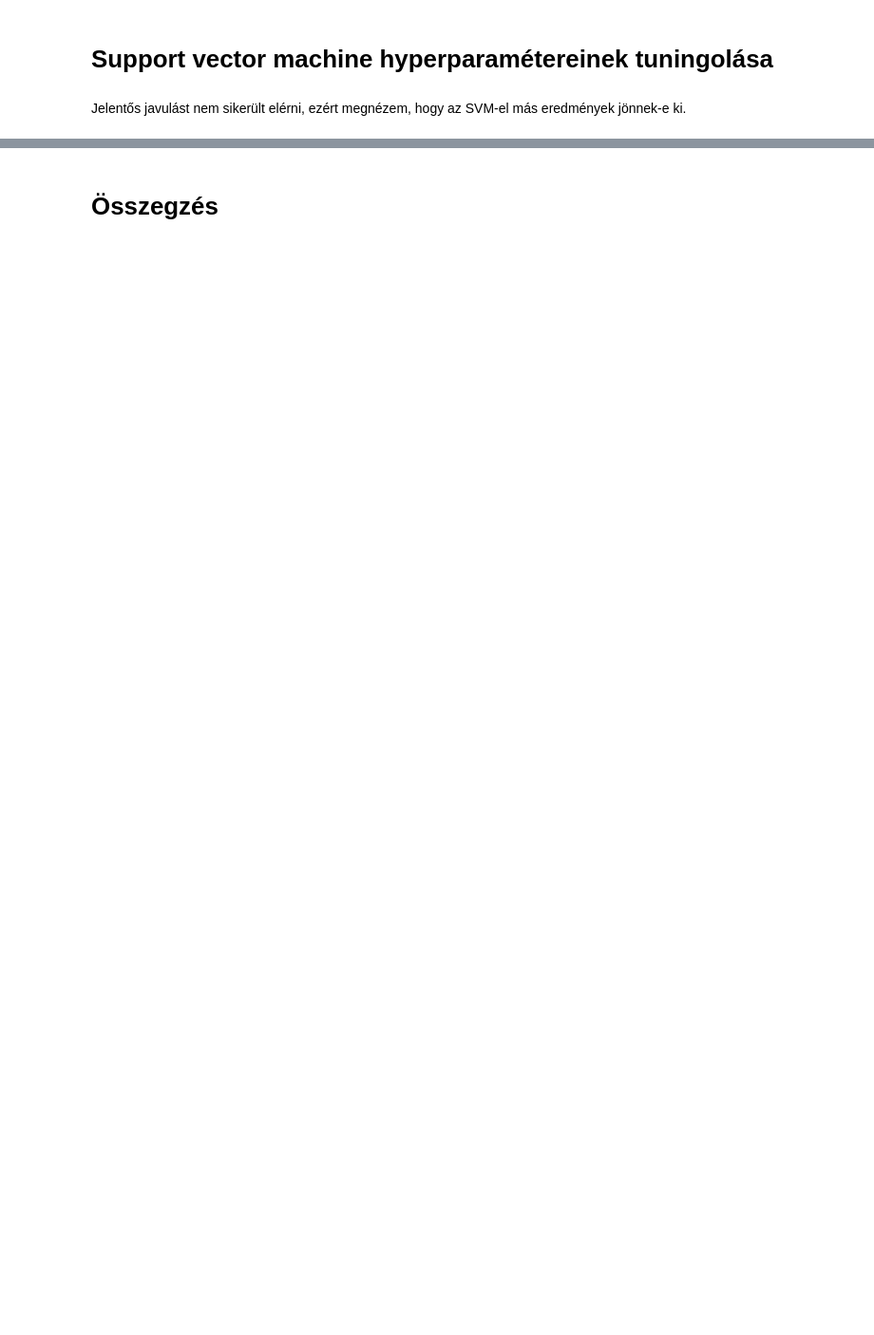
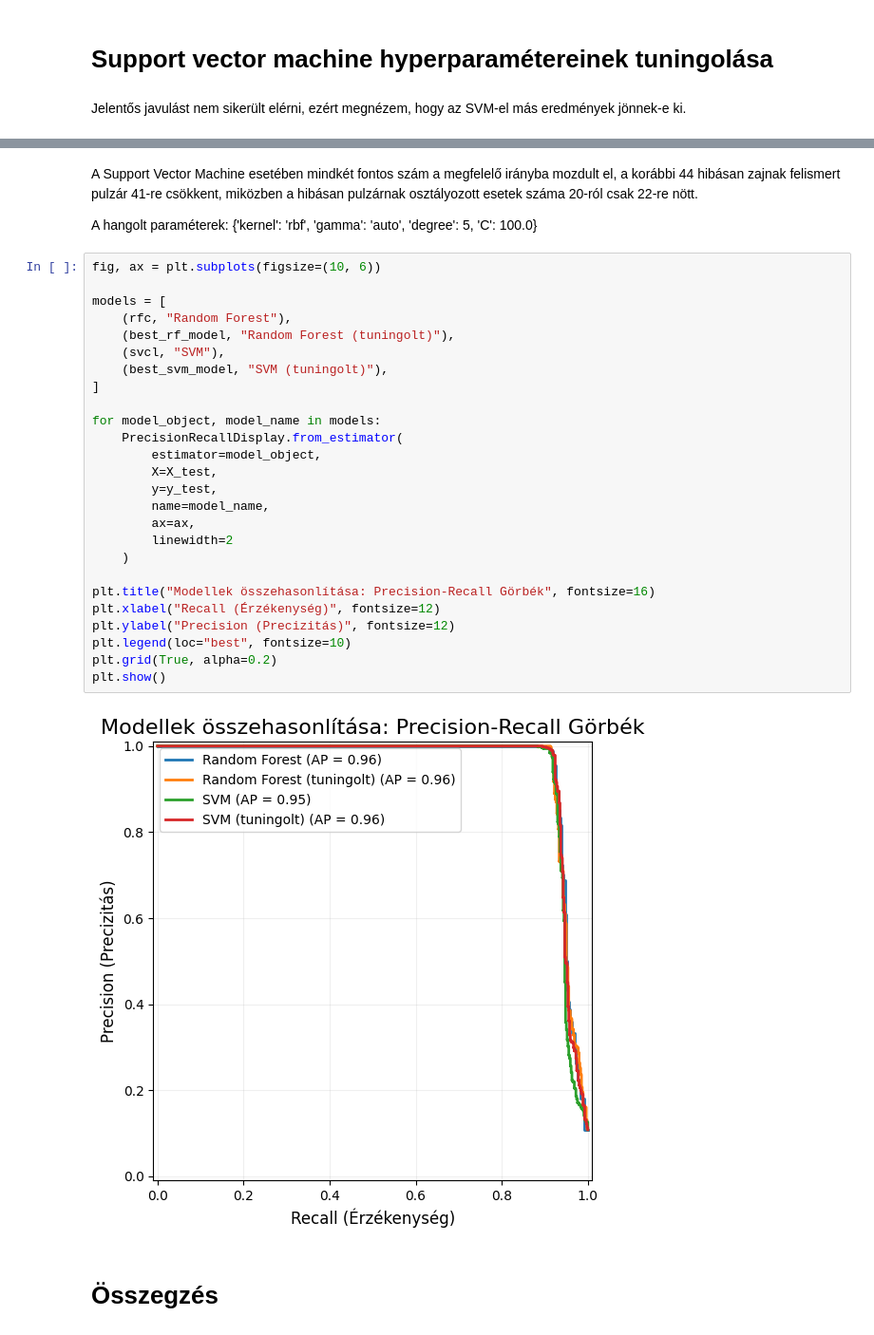
Before and after one commit to heihachi78/fgt, a Jupyter notebook: fgt_bead_j0p7mf/j0p7mf_fgt_bead_2.ipynb, the cells around one changed output, grey strips where cells are left out. Shown at 95% size. Cells and saved outputs as stored; diff of their text form; blank space fills up the shorter version.

```diff
--- a/fgt_bead_j0p7mf/j0p7mf_fgt_bead_2.ipynb
+++ b/fgt_bead_j0p7mf/j0p7mf_fgt_bead_2.ipynb
@@ -1000,3 +1086,36 @@ ConfusionMatrixDisplay(confusion_matrix=confmatrix).plot()
+# %% [markdown]
+A Support Vector Machine esetében mindkét fontos szám a megfelelő irányba mozdult el, a korábbi 44 hibásan zajnak felismert pulzár 41-re csökkent, miközben a hibásan pulzárnak osztályozott esetek száma 20-ról csak 22-re nött.
+
+A hangolt paraméterek:
+{'kernel': 'rbf', 'gamma': 'auto', 'degree': 5, 'C': 100.0}
+# %%
+fig, ax = plt.subplots(figsize=(10, 6))
+
+models = [
+    (rfc, "Random Forest"),
+    (best_rf_model, "Random Forest (tuningolt)"),
+    (svcl, "SVM"),
+    (best_svm_model, "SVM (tuningolt)"),
+]
+
+for model_object, model_name in models:
+    PrecisionRecallDisplay.from_estimator(
+        estimator=model_object,
+        X=X_test,
+        y=y_test,
+        name=model_name,
+        ax=ax,
+        linewidth=2
+    )
+
+plt.title("Modellek összehasonlítása: Precision-Recall Görbék", fontsize=16)
+plt.xlabel("Recall (Érzékenység)", fontsize=12)
+plt.ylabel("Precision (Precizitás)", fontsize=12)
+plt.legend(loc="best", fontsize=10)
+plt.grid(True, alpha=0.2)
+plt.show()
+# %% [output]
+[figure, added]
 # %% [markdown]
 # Összegzés
 # %% [markdown]
```
Also changed, not shown: parts of 16 cells of this notebook.
